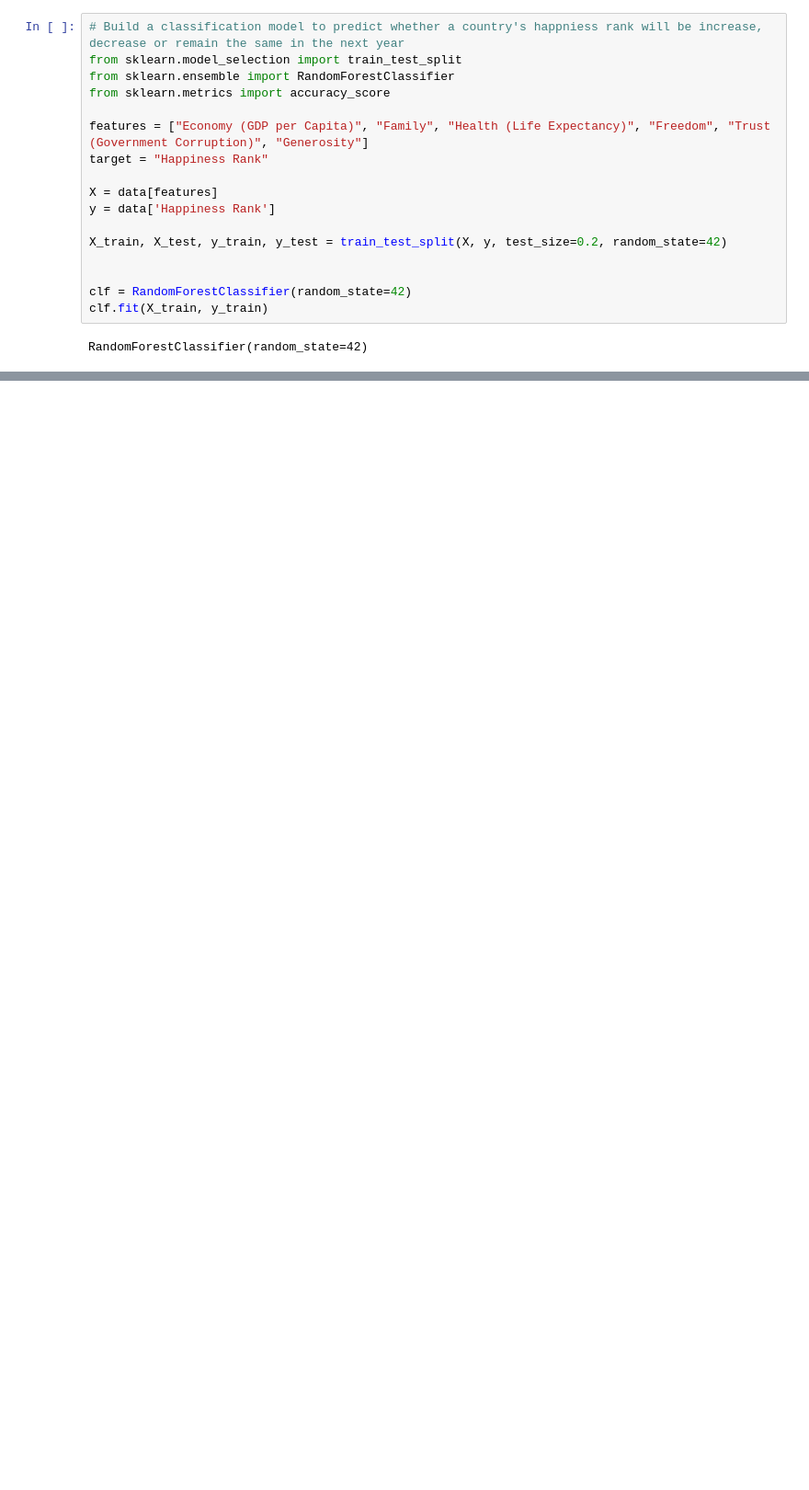
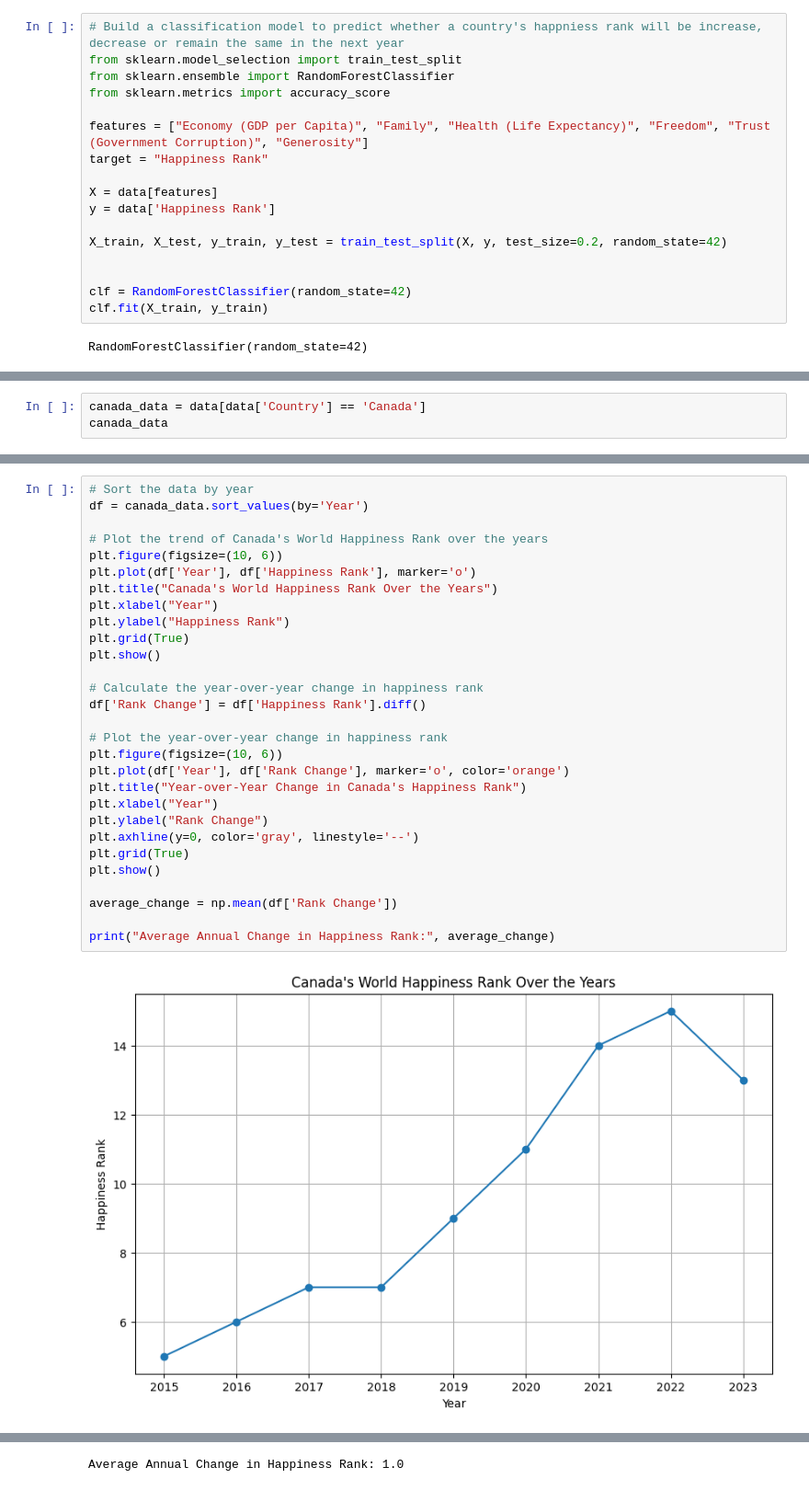
Before and after one commit to serenasunyu/Midterm_Project, a Jupyter notebook: data_modeling.ipynb, the cells around one changed output, grey strips where cells are left out. Shown at 92% size. Cells and saved outputs as stored; diff of their text form; blank space fills up the shorter version.

```diff
--- a/data_modeling.ipynb
+++ b/data_modeling.ipynb
@@ -184,0 +234,3 @@ plt.show()
+# %%
+canada_data = data[data['Country'] == 'Canada']
+canada_data
@@ -184,0 +250,31 @@ plt.show()
+# %%
+# Sort the data by year
+df = canada_data.sort_values(by='Year')
+
+# Plot the trend of Canada's World Happiness Rank over the years
+plt.figure(figsize=(10, 6))
+plt.plot(df['Year'], df['Happiness Rank'], marker='o')
+plt.title("Canada's World Happiness Rank Over the Years")
+plt.xlabel("Year")
+plt.ylabel("Happiness Rank")
+plt.grid(True)
+plt.show()
+
+# Calculate the year-over-year change in happiness rank
+df['Rank Change'] = df['Happiness Rank'].diff()
+
+# Plot the year-over-year change in happiness rank
+plt.figure(figsize=(10, 6))
+plt.plot(df['Year'], df['Rank Change'], marker='o', color='orange')
+plt.title("Year-over-Year Change in Canada's Happiness Rank")
+plt.xlabel("Year")
+plt.ylabel("Rank Change")
+plt.axhline(y=0, color='gray', linestyle='--')
+plt.grid(True)
+plt.show()
+
+average_change = np.mean(df['Rank Change'])
+
+print("Average Annual Change in Happiness Rank:", average_change)
+# %% [output]
+[figure, added]
@@ -184,0 +282 @@ plt.show()
+Average Annual Change in Happiness Rank: 1.0
```
Also changed, not shown: parts of 32 cells of this notebook.
